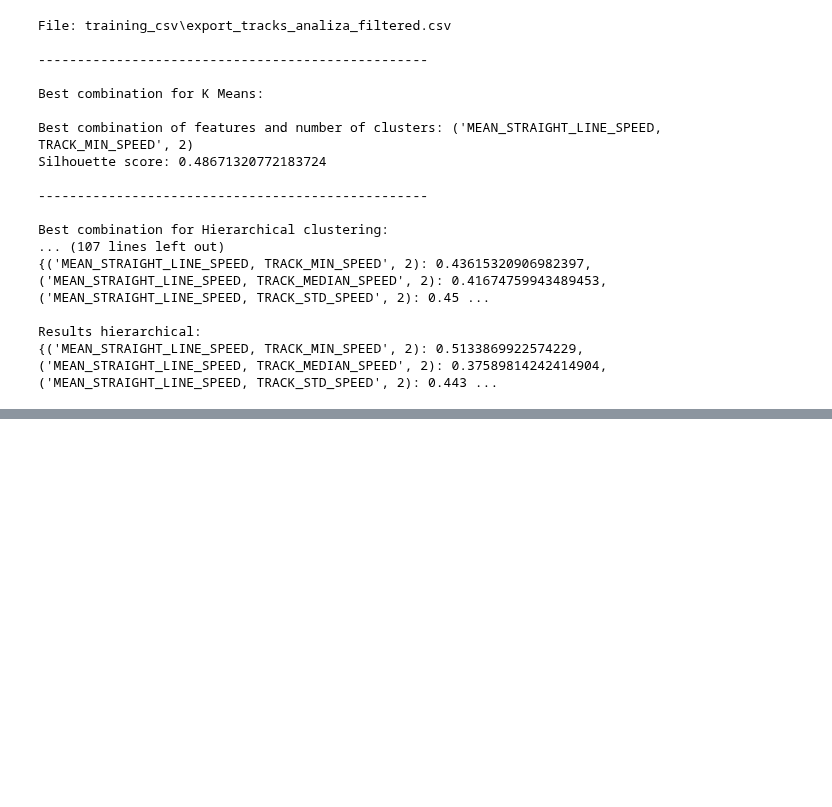
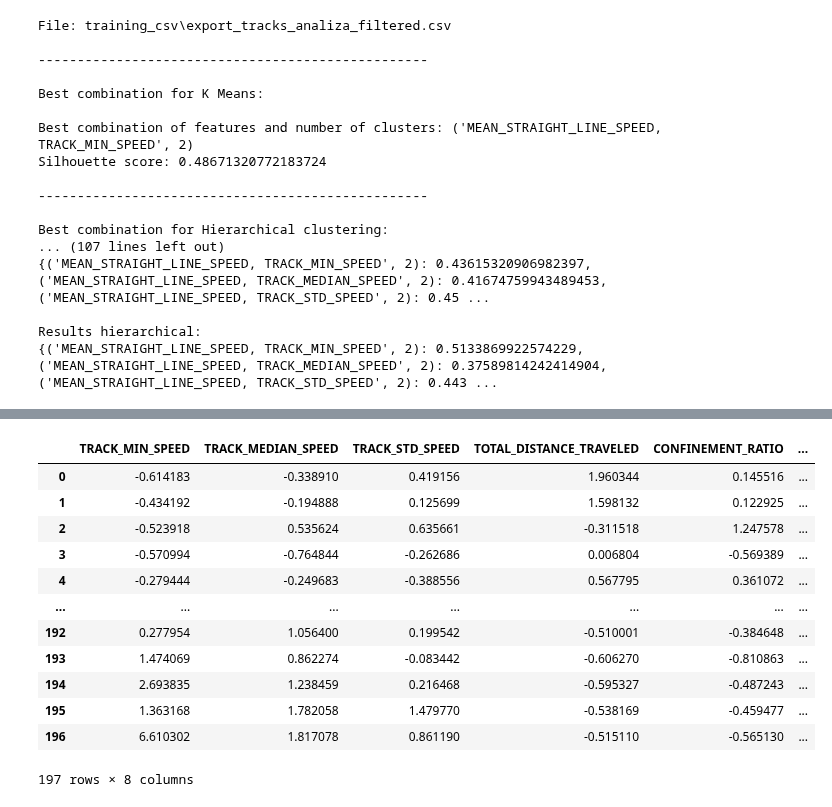
Before and after one commit to GentlemanFrog/Trajectory_clustering, a Jupyter notebook: Clustering_with_feature_selection.ipynb, the cells around one changed output, grey strips where cells are left out. Saved outputs shown, nothing was run; the diff lists cells and outputs as text; code cells hidden in the pictures; blank space fills up the shorter version.

```diff
--- a/Clustering_with_feature_selection.ipynb
+++ b/Clustering_with_feature_selection.ipynb
@@ -678,0 +695,16 @@ Results hierarchical:
+# %%
+df_scaled_robust
+# %% [output]
+|  | TRACK_MIN_SPEED | TRACK_MEDIAN_SPEED | TRACK_STD_SPEED | TOTAL_DISTANCE_TRAVELED | CONFINEMENT_RATIO | ... |
+| 0 | -0.614183 | -0.338910 | 0.419156 | 1.960344 | 0.145516 | ... |
+| 1 | -0.434192 | -0.194888 | 0.125699 | 1.598132 | 0.122925 | ... |
+| 2 | -0.523918 | 0.535624 | 0.635661 | -0.311518 | 1.247578 | ... |
+| 3 | -0.570994 | -0.764844 | -0.262686 | 0.006804 | -0.569389 | ... |
+| 4 | -0.279444 | -0.249683 | -0.388556 | 0.567795 | 0.361072 | ... |
+| ... | ... | ... | ... | ... | ... | ... |
+| 192 | 0.277954 | 1.056400 | 0.199542 | -0.510001 | -0.384648 | ... |
+| 193 | 1.474069 | 0.862274 | -0.083442 | -0.606270 | -0.810863 | ... |
+| 194 | 2.693835 | 1.238459 | 0.216468 | -0.595327 | -0.487243 | ... |
+| 195 | 1.363168 | 1.782058 | 1.479770 | -0.538169 | -0.459477 | ... |
+| 196 | 6.610302 | 1.817078 | 0.861190 | -0.515110 | -0.565130 | ... |
+197 rows × 8 columns
```
Also changed, not shown: parts of 4 cells of this notebook, 5 other files.
